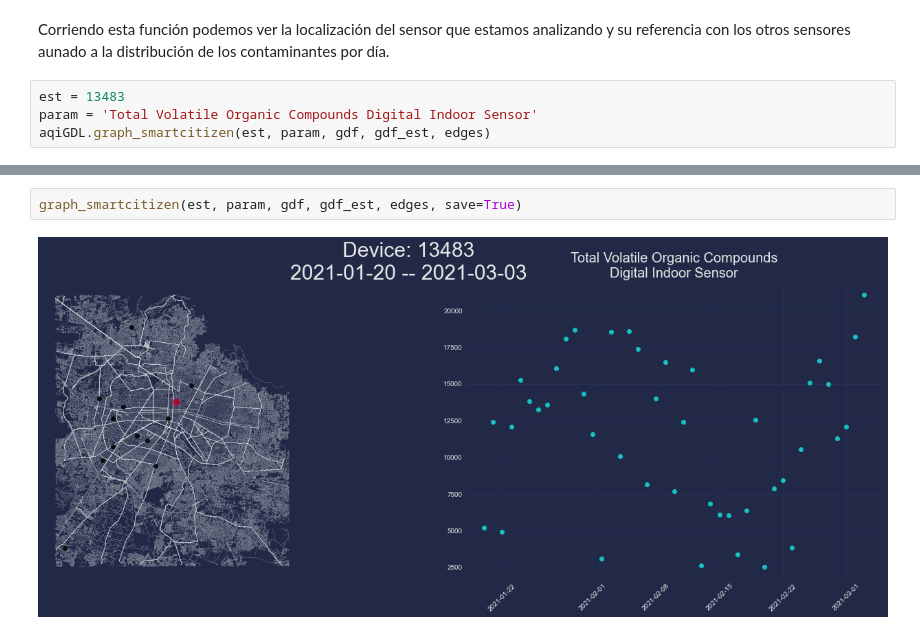
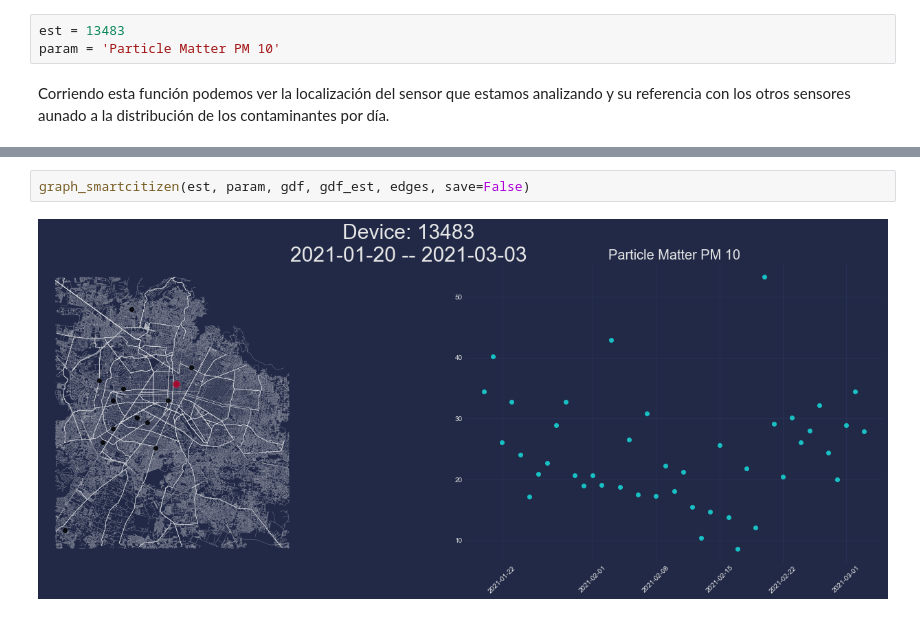
Before and after one commit to lac-analytics/gdlaire, a Jupyter notebook: notebooks/13-SmartCitizen-Data.ipynb, the cells around one changed output, grey strips where cells are left out. Cells and saved outputs as stored; diff of their text form.

Commit message:
Update Smart Citizen and Plume Notebooks

```diff
--- a/notebooks/13-SmartCitizen-Data.ipynb
+++ b/notebooks/13-SmartCitizen-Data.ipynb
@@ -127,6 +162,5 @@ Para hacer visualizaciones más avanzadas podemos utilizar la siguiente función
+# %%
+est = 13483
+param = 'Particle Matter PM 10'
 # %% [markdown]
 Corriendo esta función podemos ver la localización del sensor que estamos analizando y su referencia con los otros sensores aunado a la distribución de los contaminantes por día.
-# %%
-est = 13483
-param = 'Total Volatile Organic Compounds Digital Indoor Sensor'
-aqiGDL.graph_smartcitizen(est, param, gdf, gdf_est, edges)
@@ -171,4 +167,4 @@ def graph_smartcitizen(device, param, gdf, gdf_est, edges, save=False):
 # %%
-graph_smartcitizen(est, param, gdf, gdf_est, edges, save=True)
+graph_smartcitizen(est, param, gdf, gdf_est, edges, save=False)
 # %% [output]
-[figure, old version]
+[figure, new version]
```
Also changed, not shown: parts of 3 cells of this notebook, 3 other files.
